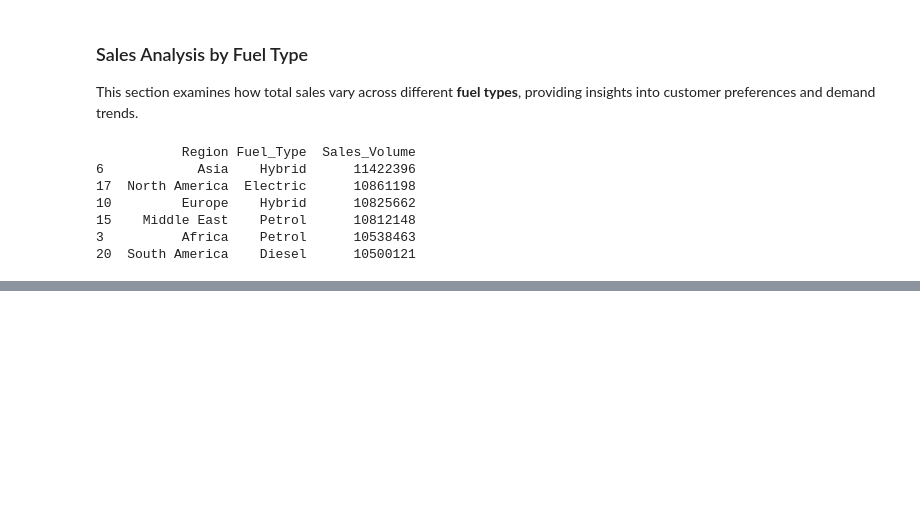
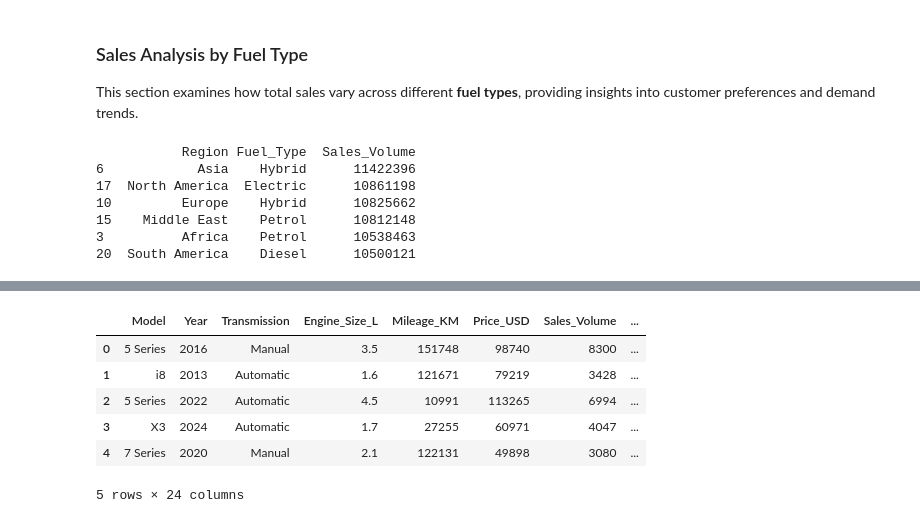
Before and after one commit to MatinMashhadiabbsiprogramming/BMW_Models, a Jupyter notebook: main00.ipynb, the cells around one changed output, grey strips where cells are left out. Saved outputs shown, nothing was run; the diff lists cells and outputs as text; code cells hidden in the pictures; blank space fills up the shorter version.

```diff
--- a/main00.ipynb
+++ b/main00.ipynb
@@ -162,0 +191,23 @@ print(top_model_per_country)
+# %%
+# one hot encoding
+from sklearn.preprocessing import OneHotEncoder
+# obj
+encoder_1hot = OneHotEncoder(sparse_output=False , drop=None)
+
+#Columns that should be One_Hot
+Categorical_list_1hot=['Region','Color','Fuel_Type']
+
+Data_1hot = encoder_1hot.fit_transform(binData[Categorical_list_1hot])
+Data_df = pd.DataFrame(Data_1hot,columns=encoder_1hot.get_feature_names_out(Categorical_list_1hot))
+
+
+final = pd.concat([binData.drop(columns=Categorical_list_1hot),Data_df],axis=1)
+final.head()
+# %% [output]
+|  | Model | Year | Transmission | Engine_Size_L | Mileage_KM | Price_USD | Sales_Volume | ... |
+| 0 | 5 Series | 2016 | Manual | 3.5 | 151748 | 98740 | 8300 | ... |
+| 1 | i8 | 2013 | Automatic | 1.6 | 121671 | 79219 | 3428 | ... |
+| 2 | 5 Series | 2022 | Automatic | 4.5 | 10991 | 113265 | 6994 | ... |
+| 3 | X3 | 2024 | Automatic | 1.7 | 27255 | 60971 | 4047 | ... |
+| 4 | 7 Series | 2020 | Manual | 2.1 | 122131 | 49898 | 3080 | ... |
+5 rows × 24 columns
```
Also changed, not shown: parts of 5 cells of this notebook.
